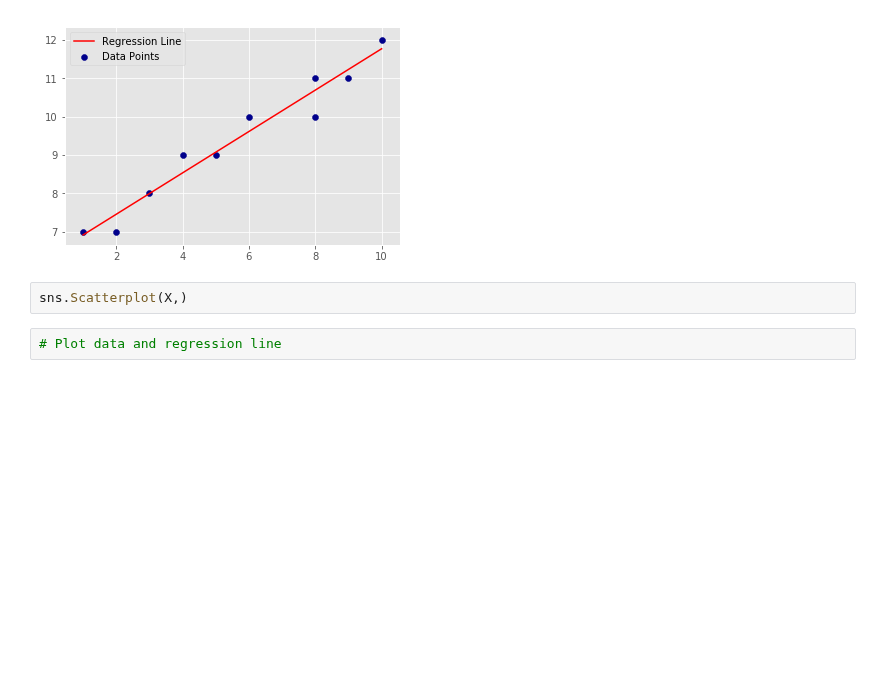
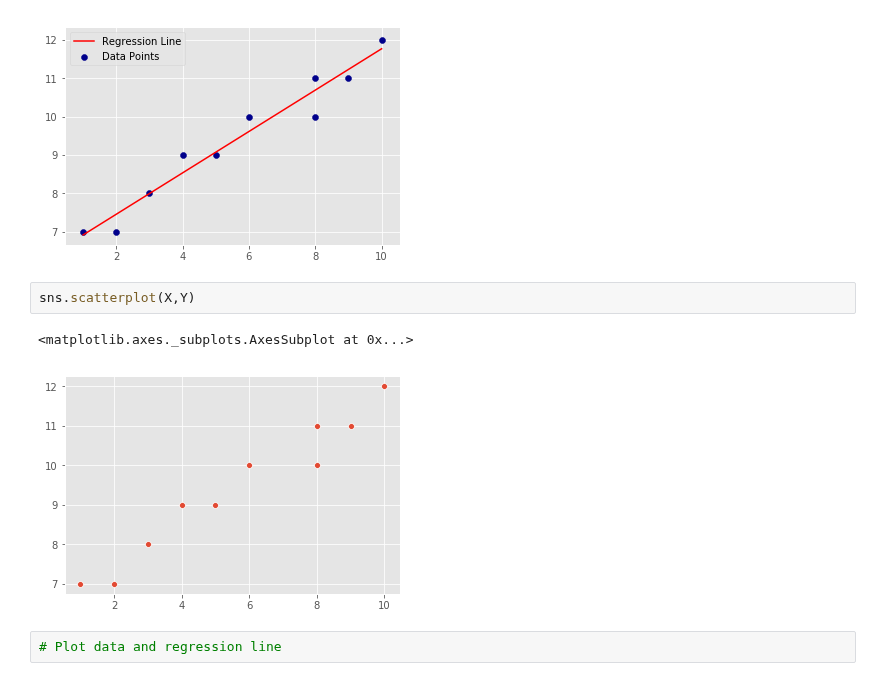
Before and after one commit to elenasm7/dsc-0-10-07-simple-linear-regression-lab-nyc-ds-career-012819, a Jupyter notebook: index.ipynb, the cells around one changed output. Drawn from its saved outputs; the diff is of its cells as text; blank space fills up the shorter version.

```diff
--- a/index.ipynb
+++ b/index.ipynb
@@ -124,7 +124,10 @@ plt.show();
 # %% [output]
 [figure]
 # %%
-sns.Scatterplot(X,)
+sns.scatterplot(X,Y)
+# %% [output]
+<matplotlib.axes._subplots.AxesSubplot at 0x...>
+[figure, added]
 # %%
 # Plot data and regression line
 # %% [output]
```
